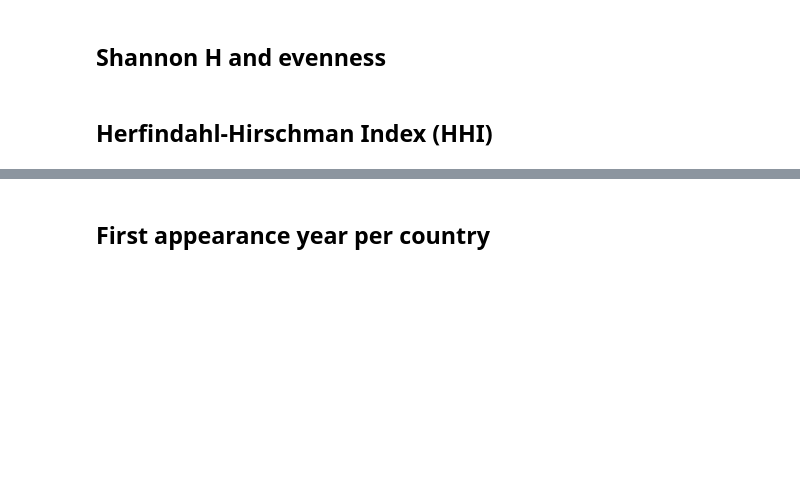
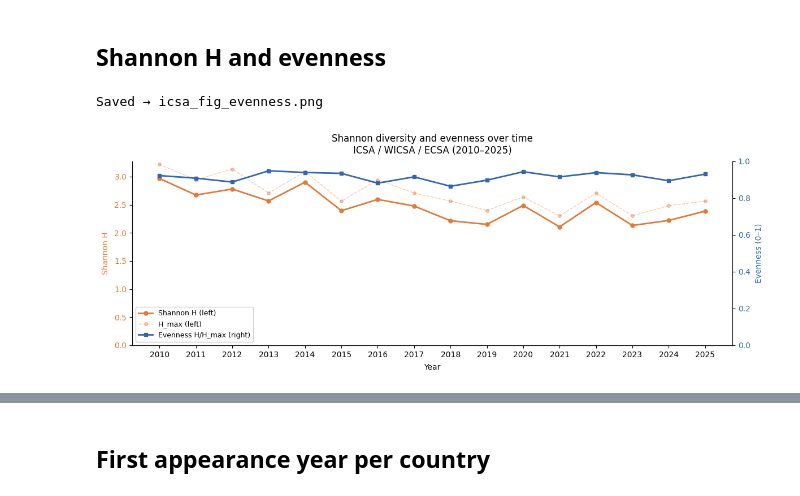
Before and after one commit to amyhoyt625/geo_data, a Jupyter notebook: src/analysis/icsa_timeseries.ipynb, the cells around one changed output, grey strips where cells are left out. Cells and saved outputs as stored; diff of their text form; code cells hidden in the pictures; blank space fills up the shorter version.

```diff
--- a/src/analysis/icsa_timeseries.ipynb
+++ b/src/analysis/icsa_timeseries.ipynb
@@ -225,28 +192,23 @@ plt.show()
 # %%
 fig, ax1 = plt.subplots(figsize=(12, 4.5))
 ax2 = ax1.twinx()
-
-l1, = ax1.plot(div_df.index, div_df["shannon_H"], "o-",
-               color="#e07b3a", lw=2, ms=5, label="Shannon H (left)")
-l2, = ax1.plot(div_df.index, div_df["H_max"], "o--",
-               color="#e07b3a", lw=1, ms=4, alpha=0.4, label="H_max (left)")
-l3, = ax2.plot(div_df.index, div_df["evenness"], "s-",
-               color="#3266ad", lw=2, ms=5, label="Evenness H/H_max (right)")
-
-ax1.set_ylabel("Shannon diversity index H", color="#e07b3a", labelpad=6)
-ax2.set_ylabel("Evenness (0–1)",             color="#3266ad", labelpad=6)
+l1, = ax1.plot(div_df.index, div_df["shannon_H"], "o-", color="#e07b3a", lw=2, ms=5, label="Shannon H (left)")
+l2, = ax1.plot(div_df.index, div_df["H_max"], "o--", color="#e07b3a", lw=1, ms=4, alpha=0.4, label="H_max (left)")
+l3, = ax2.plot(div_df.index, div_df["evenness"], "s-", color="#3266ad", lw=2, ms=5, label="Evenness H/H_max (right)")
+ax1.set_ylabel("Shannon H", color="#e07b3a", labelpad=6)
+ax2.set_ylabel("Evenness (0–1)", color="#3266ad", labelpad=6)
 ax1.tick_params(axis="y", labelcolor="#e07b3a")
 ax2.tick_params(axis="y", labelcolor="#3266ad")
 ax2.set_ylim(0, 1)
 ax1.set_ylim(bottom=0)
 ax1.spines[["top"]].set_visible(False)
 ax2.spines[["top"]].set_visible(False)
-ax1.legend([l1, l2, l3], [l1.get_label(), l2.get_label(), l3.get_label()],
-           loc="lower left", fontsize=9, framealpha=0.9)
+ax1.legend([l1,l2,l3],[l1.get_label(),l2.get_label(),l3.get_label()], loc="lower left", fontsize=9, framealpha=0.9)
 ax1.set_title(f"Shannon diversity and evenness over time\n{TITLE_SUFFIX}", pad=10)
 style_ax(ax1, div_df.index.tolist())
 plt.tight_layout()
 save_fig(fig, f"{FIG_PREFIX}_fig_evenness.png")
 plt.show()
+# %% [output]
+Saved → icsa_fig_evenness.png
+[figure, added]
-# %% [markdown]
-## Herfindahl-Hirschman Index (HHI)
```
Also changed, not shown: parts of 12 cells of this notebook, 15 other files.
